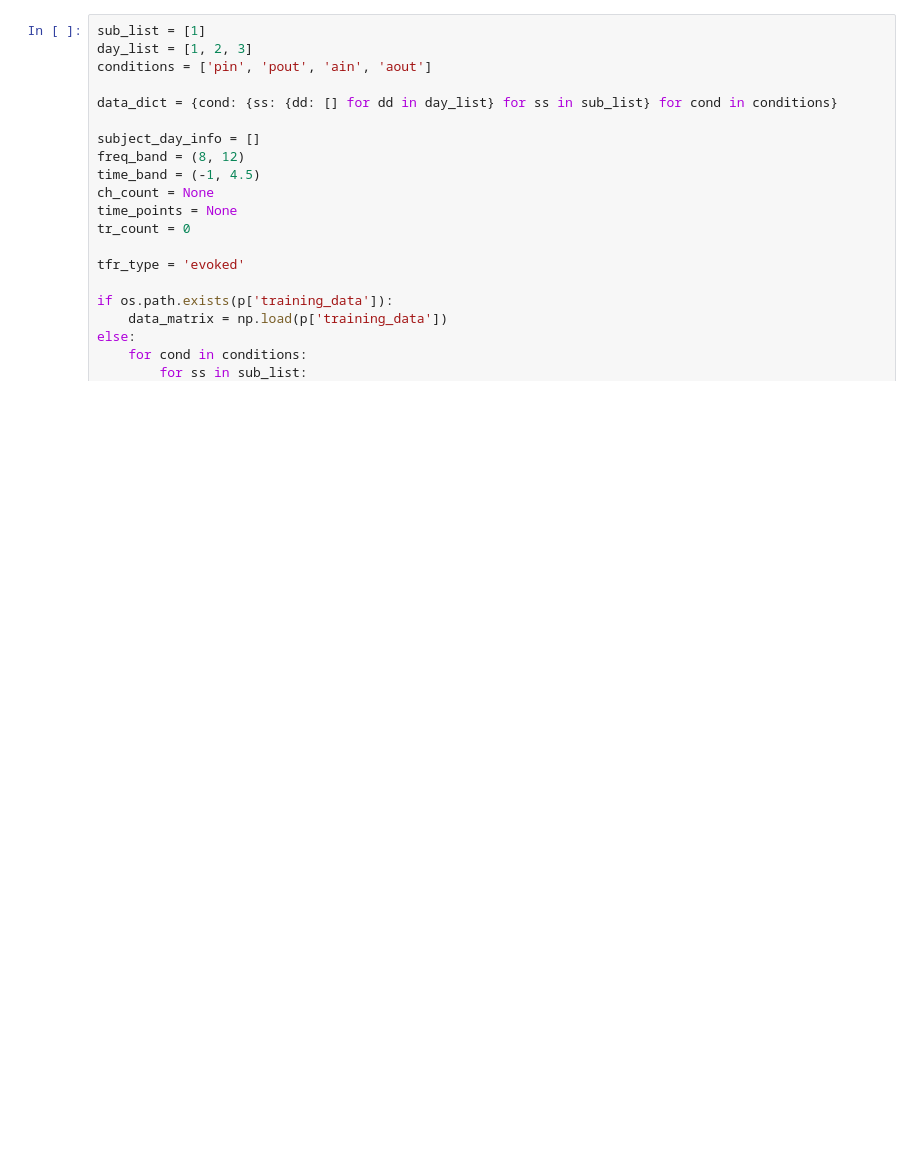
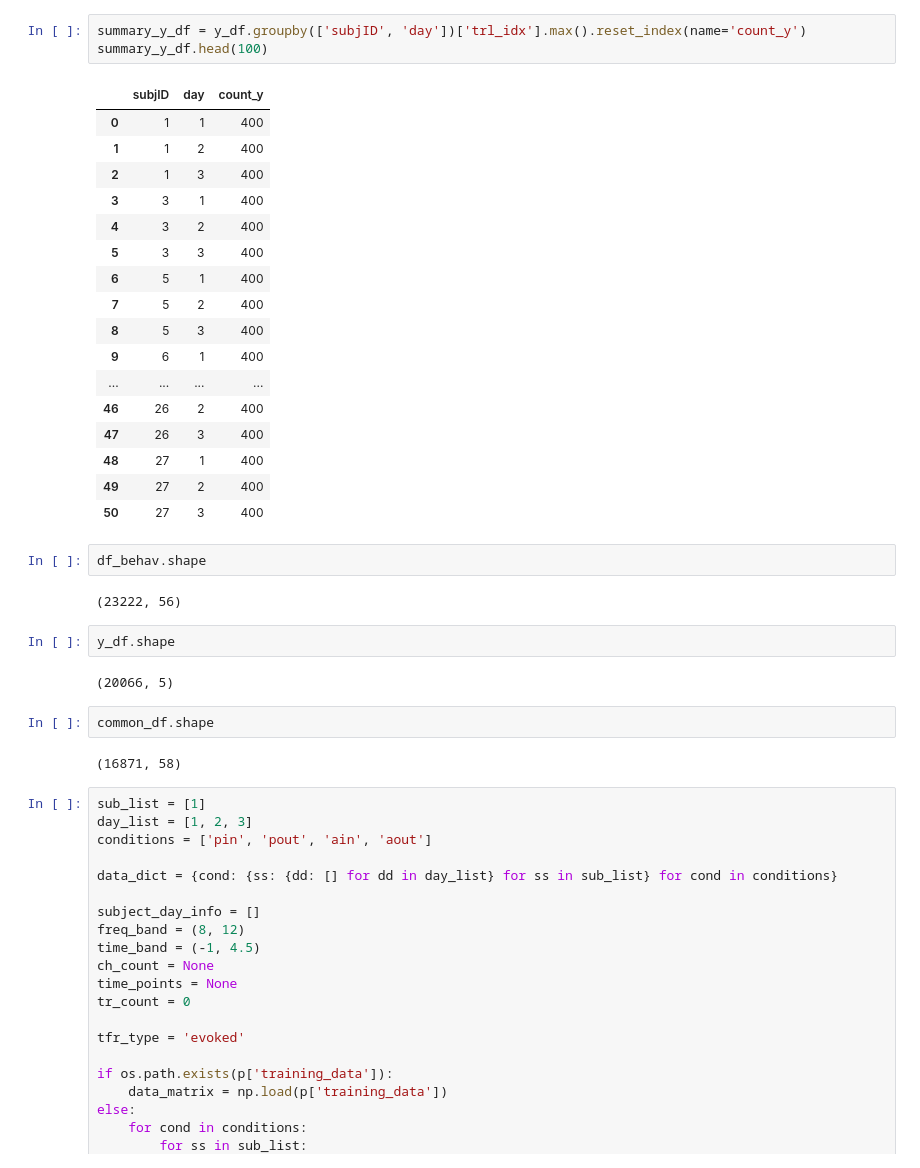
Before and after one commit to mindemory/mgs_stimul, a Jupyter notebook: mgsAnalysis/analysisEEG/run_analysis.ipynb, the cells around one changed output. Cells and saved outputs as stored; diff of their text form; blank space fills up the shorter version.

```diff
--- a/mgsAnalysis/analysisEEG/run_analysis.ipynb
+++ b/mgsAnalysis/analysisEEG/run_analysis.ipynb
@@ -46,3 +74,36 @@ y_df.describe()
+# %%
+summary_y_df = y_df.groupby(['subjID', 'day'])['trl_idx'].max().reset_index(name='count_y')
+summary_y_df.head(100)
+# %% [output]
+|  | subjID | day | count_y |
+| 0 | 1 | 1 | 400 |
+| 1 | 1 | 2 | 400 |
+| 2 | 1 | 3 | 400 |
+| 3 | 3 | 1 | 400 |
+| 4 | 3 | 2 | 400 |
+| 5 | 3 | 3 | 400 |
+| 6 | 5 | 1 | 400 |
+| 7 | 5 | 2 | 400 |
+| 8 | 5 | 3 | 400 |
+| 9 | 6 | 1 | 400 |
+| ... | ... | ... | ... |
+| 46 | 26 | 2 | 400 |
+| 47 | 26 | 3 | 400 |
+| 48 | 27 | 1 | 400 |
+| 49 | 27 | 2 | 400 |
+| 50 | 27 | 3 | 400 |
+# %%
+df_behav.shape
+# %% [output]
+(23222, 56)
+# %%
+y_df.shape
+# %% [output]
+(20066, 5)
+# %%
+common_df.shape
+# %% [output]
+(16871, 58)
 # %%
 sub_list = [1]
 day_list = [1, 2, 3]
```
Also changed, not shown: parts of 9 cells of this notebook.
